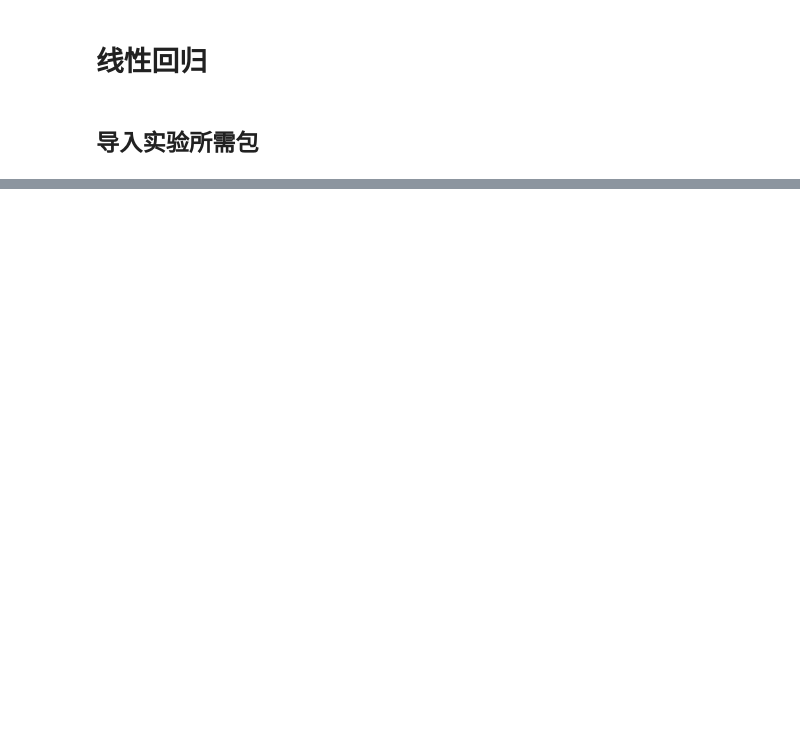
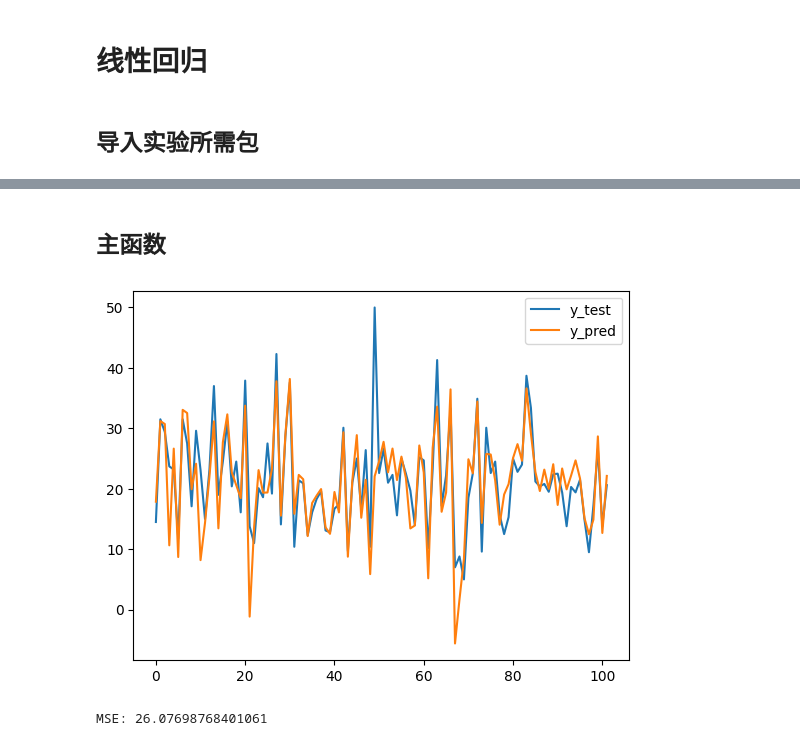
Before and after one commit to Routhleck/myNotes, a Jupyter notebook: 机器学习(updating)/hw/实验一 线性模型-实验/linear model_implement.ipynb, the cells around one changed output, grey strips where cells are left out. Cells and saved outputs as stored; diff of their text form; code cells hidden in the pictures; blank space fills up the shorter version.

```diff
--- a/机器学习(updating)/hw/实验一 线性模型-实验/linear model_implement.ipynb
+++ b/机器学习(updating)/hw/实验一 线性模型-实验/linear model_implement.ipynb
@@ -33,0 +63,45 @@ class LinearRegression:
+# %%
+# 数据处理
+path = 'dataset/housing-data.csv'
+def data_process():
+    # 读取数据
+    data = pd.read_csv(path)
+    # 均值填充缺省值
+    data = data.fillna(data.mean())
+    # Z-Score标准化
+    for col in data.columns[:-1]:
+        data[col] = (data[col] - data[col].mean()) / data[col].std()
+    # 分割数据集
+    data = np.array(data)
+    np.random.shuffle(data)
+    X = data[:, :-1]
+    y = data[:, -1]
+    X_train = X[:int(0.8 * len(X))]
+    y_train = y[:int(0.8 * len(y))]
+    X_test = X[int(0.8 * len(X)):]
+    y_test = y[int(0.8 * len(y)):]
+    return X_train, y_train, X_test, y_test
+# %% [markdown]
+## 主函数
+# %%
+X_train, y_train, X_test, y_test = data_process()
+# 实例化模型
+model = LinearRegression()
+# 训练模型
+model.fit(X_train, y_train)
+# 保存模型
+model.save('model/linear_model_implement.npz')
+# MSE评估
+y_pred = model.predict(X_test)
+
+# 将预测与实际值可视化
+plt.plot(y_test, label='y_test')
+plt.plot(y_pred, label='y_pred')
+plt.legend()
+plt.show()
+
+
+print('MSE:', model.mse(y_test, y_pred))
+# %% [output]
+[figure, added]
+MSE: 26.07698768401061
```
Also changed, not shown: parts of 11 cells of this notebook, 12 other files.
